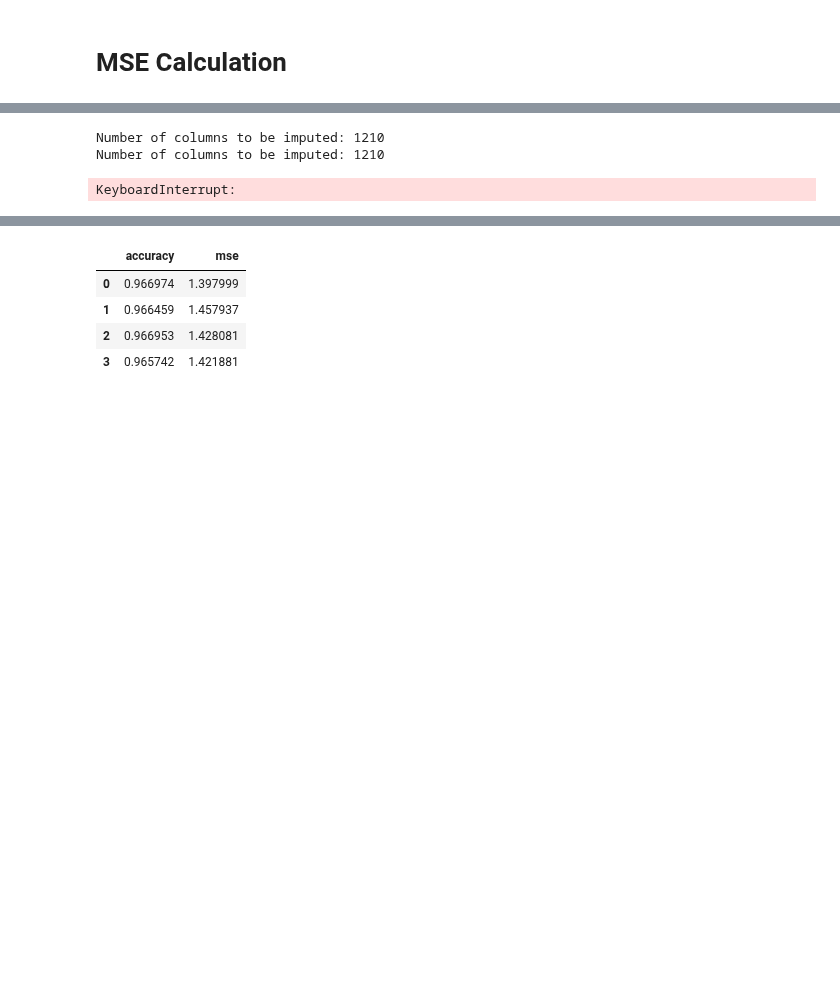
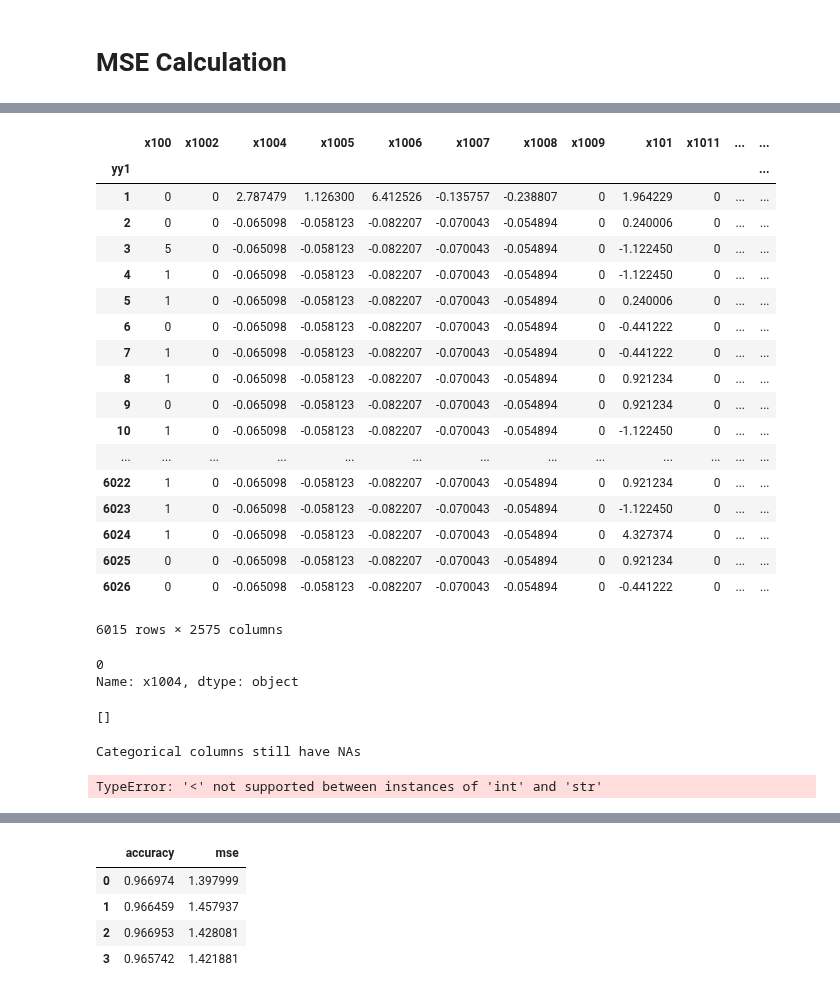
Before and after one commit to TavoloPerUno/scf_impute, a Jupyter notebook: Missing Patterns.ipynb, the cells around one changed output, grey strips where cells are left out. Cells and saved outputs as stored; diff of their text form; code cells hidden in the pictures; blank space fills up the shorter version.

```diff
--- a/Missing Patterns.ipynb
+++ b/Missing Patterns.ipynb
@@ -38,0 +73,27 @@ msno.bar(filtered_data)
+# %%
+dct_data['df_raw_data']
+# %% [output]
+|  | x100 | x1002 | x1004 | x1005 | x1006 | x1007 | x1008 | x1009 | x101 | x1011 | ... | ... |
+| yy1 |  |  |  |  |  |  |  |  |  |  |  | ... |
+| 1 | 0 | 0 | 2.787479 | 1.126300 | 6.412526 | -0.135757 | -0.238807 | 0 | 1.964229 | 0 | ... | ... |
+| 2 | 0 | 0 | -0.065098 | -0.058123 | -0.082207 | -0.070043 | -0.054894 | 0 | 0.240006 | 0 | ... | ... |
+| 3 | 5 | 0 | -0.065098 | -0.058123 | -0.082207 | -0.070043 | -0.054894 | 0 | -1.122450 | 0 | ... | ... |
+| 4 | 1 | 0 | -0.065098 | -0.058123 | -0.082207 | -0.070043 | -0.054894 | 0 | -1.122450 | 0 | ... | ... |
+| 5 | 1 | 0 | -0.065098 | -0.058123 | -0.082207 | -0.070043 | -0.054894 | 0 | 0.240006 | 0 | ... | ... |
+| 6 | 0 | 0 | -0.065098 | -0.058123 | -0.082207 | -0.070043 | -0.054894 | 0 | -0.441222 | 0 | ... | ... |
+| 7 | 1 | 0 | -0.065098 | -0.058123 | -0.082207 | -0.070043 | -0.054894 | 0 | -0.441222 | 0 | ... | ... |
+| 8 | 1 | 0 | -0.065098 | -0.058123 | -0.082207 | -0.070043 | -0.054894 | 0 | 0.921234 | 0 | ... | ... |
+| 9 | 0 | 0 | -0.065098 | -0.058123 | -0.082207 | -0.070043 | -0.054894 | 0 | 0.921234 | 0 | ... | ... |
+| 10 | 1 | 0 | -0.065098 | -0.058123 | -0.082207 | -0.070043 | -0.054894 | 0 | -1.122450 | 0 | ... | ... |
+| ... | ... | ... | ... | ... | ... | ... | ... | ... | ... | ... | ... | ... |
+| 6022 | 1 | 0 | -0.065098 | -0.058123 | -0.082207 | -0.070043 | -0.054894 | 0 | 0.921234 | 0 | ... | ... |
+| 6023 | 1 | 0 | -0.065098 | -0.058123 | -0.082207 | -0.070043 | -0.054894 | 0 | -1.122450 | 0 | ... | ... |
+| 6024 | 1 | 0 | -0.065098 | -0.058123 | -0.082207 | -0.070043 | -0.054894 | 0 | 4.327374 | 0 | ... | ... |
+| 6025 | 0 | 0 | -0.065098 | -0.058123 | -0.082207 | -0.070043 | -0.054894 | 0 | 0.921234 | 0 | ... | ... |
+| 6026 | 0 | 0 | -0.065098 | -0.058123 | -0.082207 | -0.070043 | -0.054894 | 0 | -0.441222 | 0 | ... | ... |
+6015 rows × 2575 columns
+# %%
+dct_data['df_removed_1']['x1004']
+# %% [output]
+0
+Name: x1004, dtype: object
@@ -39,8 +102,15 @@ msno.bar(filtered_data)
+# %%
+[col for col in dct_data['xgboost_imputed_raw1'].columns if col not in dct_data['df_raw_data'].columns and col not in dct_data['empty_cols'] and col not in dct_data['lst_skipped_cols']]
+# %% [output]
+[]
 # %%
-df_imputed_1 = scoring.prepare_for_scores(dct_data, dct_param, os.path.join('data', 'xgboost_imputed_100.csv'), 1)
-y, mse_1 = scoring.get_mse(dct_data['df_full_cleaned_data'].copy(), df_imputed_1, dct_data['lst_num_cols'], dct_data['df_removed'])
-y, m_accuracy_1 = scoring.get_accuracy(dct_data['df_full_cleaned_data'].copy(), df_imputed_1, dct_data['lst_char_cols'], dct_data['df_removed'])
+xgboost_vals = []
+for i in range(1,5):
+    df_imputed = dct_data['xgboost_imputed_raw' + str(i)].copy()
+    df_imputed = scoring.prepare_for_scores(dct_data, dct_param, df_imputed, i)
+    y, mse = scoring.get_mse(dct_data['df_full_cleaned_data'].copy(), df_imputed, dct_data['lst_num_cols'], dct_data['df_removed_'+str(i)])
+    y, m_accuracy = scoring.get_accuracy(dct_data['df_full_cleaned_data'].copy(), df_imputed, dct_data['lst_char_cols'], dct_data['df_removed_'+str(i)])
+    xgboost_vals.append([mse, m_accuracy])
 # %% [output]
-Number of columns to be imputed: 1210
-Number of columns to be imputed: 1210
+Categorical columns still have NAs
-KeyboardInterrupt:
+TypeError: '<' not supported between instances of 'int' and 'str'
```
Also changed, not shown: parts of 19 cells of this notebook, 4 other files.
